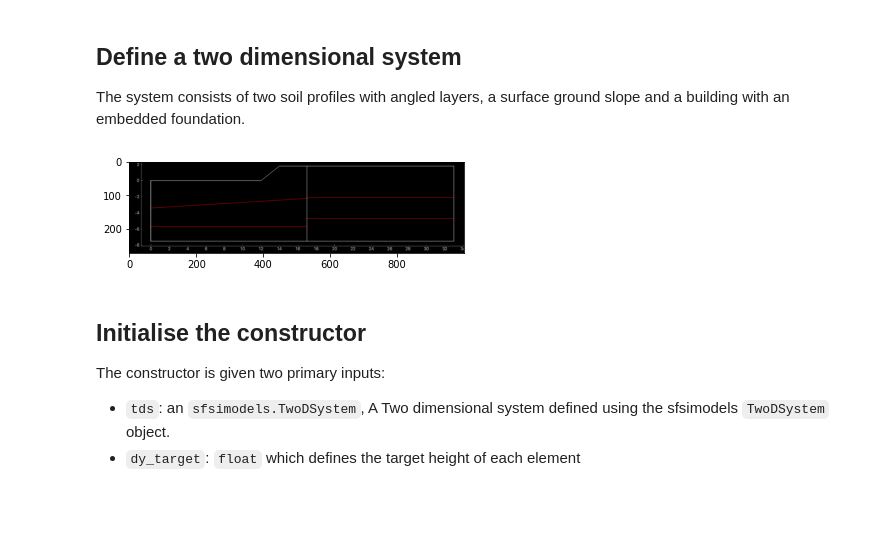
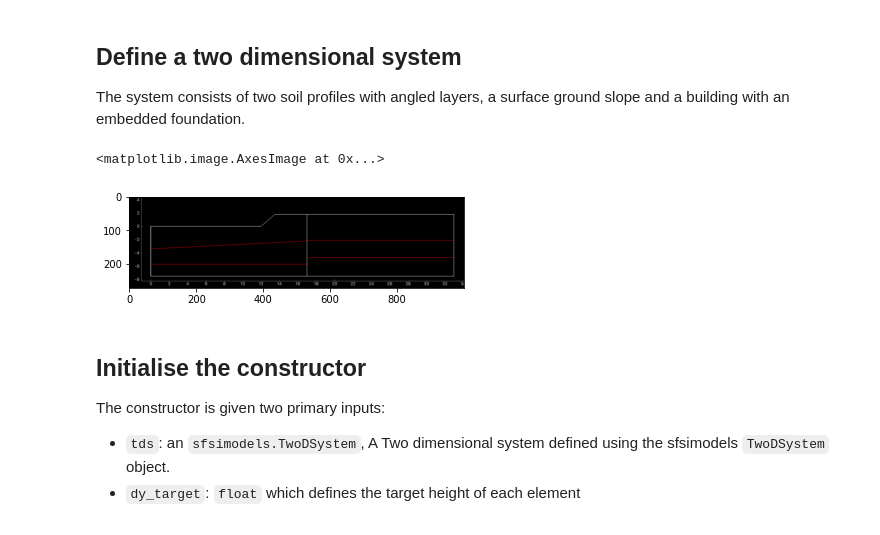
Before and after one commit to eng-tools/sfsimodels, a Jupyter notebook: examples/example_mesh_w_vary_xy_smooth_surf.ipynb, the cells around one changed output. Drawn from its saved outputs; the diff is of its cells as text; code cells hidden in the pictures.

```diff
--- a/examples/example_mesh_w_vary_xy_smooth_surf.ipynb
+++ b/examples/example_mesh_w_vary_xy_smooth_surf.ipynb
@@ -43,36 +43,36 @@ sp.add_layer(5.7, sl3)
 sp2 = sm.SoilProfile()
 sp2.add_layer(0, sl4)
 sp2.add_layer(3.9, sl2)
 sp2.add_layer(6.5, sl5)
 sp2.height = 20
 sp.x_angles = [None, 0.07, 0.0]
 sp2.x_angles = [None, 0.00, 0.0]
 
 # fd = sm.RaftFoundation()
 # fd.width = 3
 # fd.depth = 0.6
 # fd.ip_axis = 'width'
 # fd.height = 0.7
 # fd.length = 100
 tds = sm.TwoDSystem(width=33, height=7.5)
 tds.add_sp(sp, x=0)
 tds.add_sp(sp2, x=17)
-tds.x_surf = np.array([0, 12, 14, tds.width])
+tds.x_surf = np.array([0, 12, 13.5, tds.width])
 tds.y_surf = np.array([0, 0, h_face, h_face])
 # bd = sm.NullBuilding()
 # bd.set_foundation(fd, x=0.0)
 # tds.add_bd(bd, x=22)
 
 x_scale_pos = np.array([0, 5, 10, 16, 19, 25, 29])
 x_scale_vals = np.array([2., 1.2, 1.0, 1.2, 0.7, 1.2, 2])
 win = o3plot.create_scaled_window_for_tds(tds, title='ECP definition')
 o3plot.plot_two_d_system(tds, win)
 exp = pyqtgraph.exporters.ImageExporter(win.plotItem)
 exp.export('', toBytes=True)
 imshow(exp.bg)
-plt.show()
 # %% [output]
+<matplotlib.image.AxesImage at 0x...>
-[figure, old version]
+[figure, new version]
 # %% [markdown]
 ## Initialise the constructor
 The constructor is given two primary inputs:
```
Also changed, not shown: parts of 13 cells of this notebook, 5 other files.
